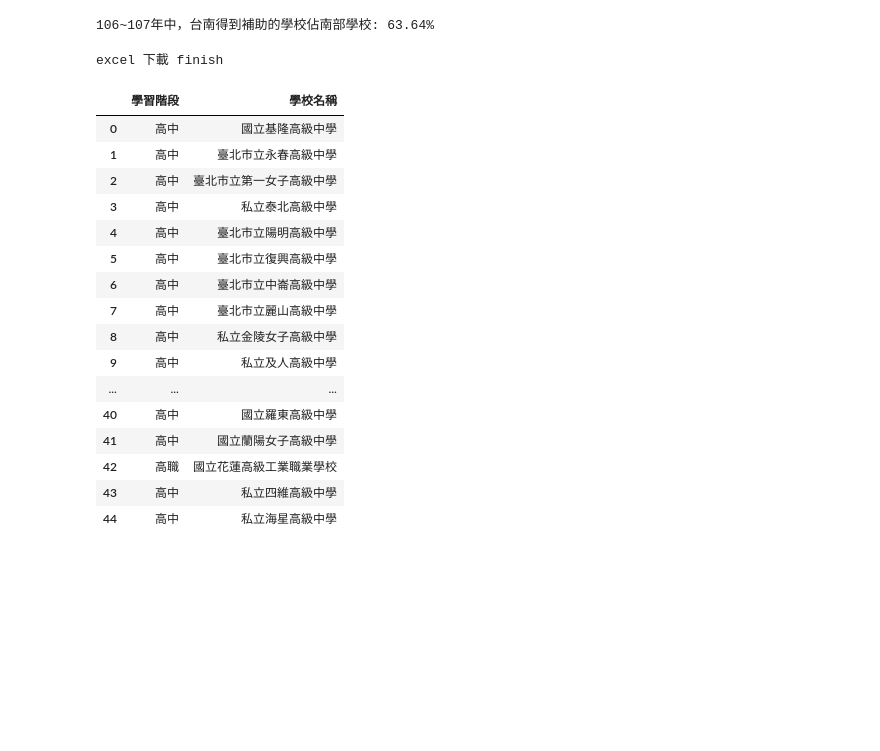
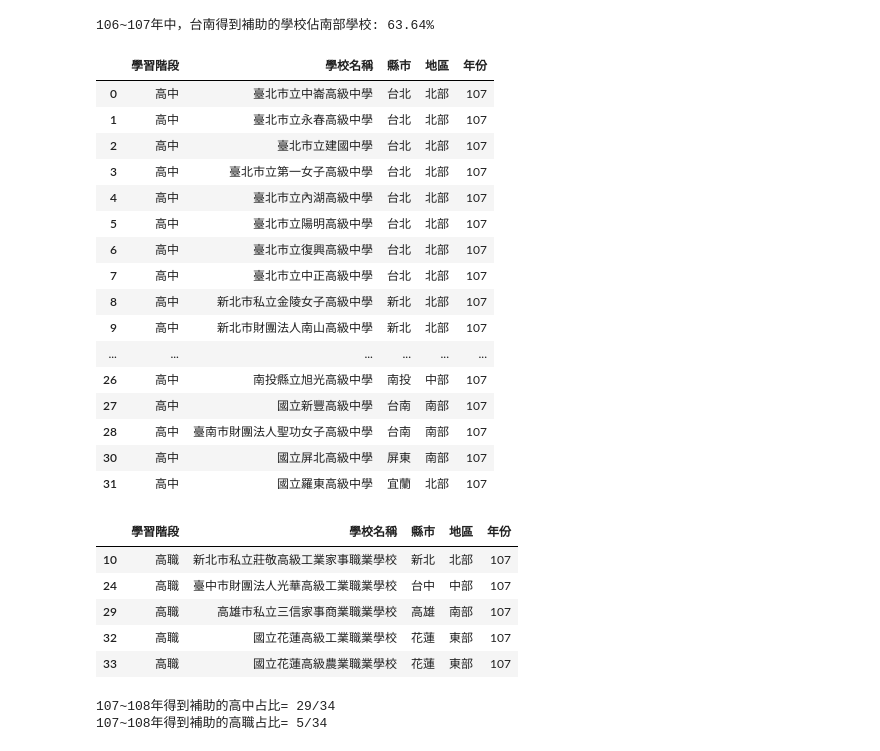
Before and after one commit to cpeggy/LAT, a Jupyter notebook: Hw1/hw1_0308.ipynb, the cells around one changed output. Saved outputs shown, nothing was run; the diff lists cells and outputs as text; code cells hidden in the pictures; blank space fills up the shorter version.

```diff
--- a/Hw1/hw1_0308.ipynb
+++ b/Hw1/hw1_0308.ipynb
@@ -811,6 +810,0 @@ print('106~107年中，台南得到補助的學校佔南部學校: {:.2f}%'.form
-# %%
-#轉xlsx檔並下載
-DATAA.to_excel('DATAA.xlsx')
-print("excel 下載 finish")
-# %% [output]
-excel 下載 finish
@@ -819,23 +811,42 @@ excel 下載 finish
-# %%
-#https://data.gov.tw/dataset/31822
-
-df104_105 = pd.read_csv('https://ws.moe.edu.tw/Download.ashx?u=C099358C81D4876CA89ABD8A8B76D9997C8CD1ED0B5A2F1B48F21B8F9B84AC855A5F3C073FD70CACDF1673773186DCE29841DE3CA046CFB1748C06694A4308421BA5385B88A3C6F13EE613706FA692A2&n=4D9CE00F1D29FA36FB71B6A6EE945CD7995D4AEFA2C9087F17F0A91795C9CD259802BBB461D67AA72A79F6DDD98C96D2BB6A1056FD42A5B2&icon=..csv')
-df104_105
-# %% [output]
-|  | 學習階段 | 學校名稱 |
-| 0 | 高中 | 國立基隆高級中學 |
-| 1 | 高中 | 臺北市立永春高級中學 |
-| 2 | 高中 | 臺北市立第一女子高級中學 |
-| 3 | 高中 | 私立泰北高級中學 |
-| 4 | 高中 | 臺北市立陽明高級中學 |
-| 5 | 高中 | 臺北市立復興高級中學 |
-| 6 | 高中 | 臺北市立中崙高級中學 |
-| 7 | 高中 | 臺北市立麗山高級中學 |
-| 8 | 高中 | 私立金陵女子高級中學 |
-| 9 | 高中 | 私立及人高級中學 |
-| ... | ... | ... |
-| 40 | 高中 | 國立羅東高級中學 |
-| 41 | 高中 | 國立蘭陽女子高級中學 |
-| 42 | 高職 | 國立花蓮高級工業職業學校 |
-| 43 | 高中 | 私立四維高級中學 |
-| 44 | 高中 | 私立海星高級中學 |
+# %%
+h107_108H = h107_108.loc[h107_108['學習階段'] == '高中']
+h107_108H
+# %% [output]
+|  | 學習階段 | 學校名稱 | 縣市 | 地區 | 年份 |
+| 0 | 高中 | 臺北市立中崙高級中學 | 台北 | 北部 | 107 |
+| 1 | 高中 | 臺北市立永春高級中學 | 台北 | 北部 | 107 |
+| 2 | 高中 | 臺北市立建國中學 | 台北 | 北部 | 107 |
+| 3 | 高中 | 臺北市立第一女子高級中學 | 台北 | 北部 | 107 |
+| 4 | 高中 | 臺北市立內湖高級中學 | 台北 | 北部 | 107 |
+| 5 | 高中 | 臺北市立陽明高級中學 | 台北 | 北部 | 107 |
+| 6 | 高中 | 臺北市立復興高級中學 | 台北 | 北部 | 107 |
+| 7 | 高中 | 臺北市立中正高級中學 | 台北 | 北部 | 107 |
+| 8 | 高中 | 新北市私立金陵女子高級中學 | 新北 | 北部 | 107 |
+| 9 | 高中 | 新北市財團法人南山高級中學 | 新北 | 北部 | 107 |
+| ... | ... | ... | ... | ... | ... |
+| 26 | 高中 | 南投縣立旭光高級中學 | 南投 | 中部 | 107 |
+| 27 | 高中 | 國立新豐高級中學 | 台南 | 南部 | 107 |
+| 28 | 高中 | 臺南市財團法人聖功女子高級中學 | 台南 | 南部 | 107 |
+| 30 | 高中 | 國立屏北高級中學 | 屏東 | 南部 | 107 |
+| 31 | 高中 | 國立羅東高級中學 | 宜蘭 | 北部 | 107 |
+# %%
+h107_108V = h107_108.loc[h107_108['學習階段'] == '高職']
+h107_108V
+# %% [output]
+|  | 學習階段 | 學校名稱 | 縣市 | 地區 | 年份 |
+| 10 | 高職 | 新北市私立莊敬高級工業家事職業學校 | 新北 | 北部 | 107 |
+| 24 | 高職 | 臺中市財團法人光華高級工業職業學校 | 台中 | 中部 | 107 |
+| 29 | 高職 | 高雄市私立三信家事商業職業學校 | 高雄 | 南部 | 107 |
+| 32 | 高職 | 國立花蓮高級工業職業學校 | 花蓮 | 東部 | 107 |
+| 33 | 高職 | 國立花蓮高級農業職業學校 | 花蓮 | 東部 | 107 |
+# %%
+#分數呈現
+fH = Fraction(len(h107_108H), len(h107_108))
+fV = Fraction(len(h107_108V), len(h107_108))
+
+#ans9
+print('107~108年得到補助的高中占比=',fH)
+print('107~108年得到補助的高職占比=',fV)
+# %% [output]
+107~108年得到補助的高中占比= 29/34
+107~108年得到補助的高職占比= 5/34
```
Also changed, not shown: parts of 13 cells of this notebook.
